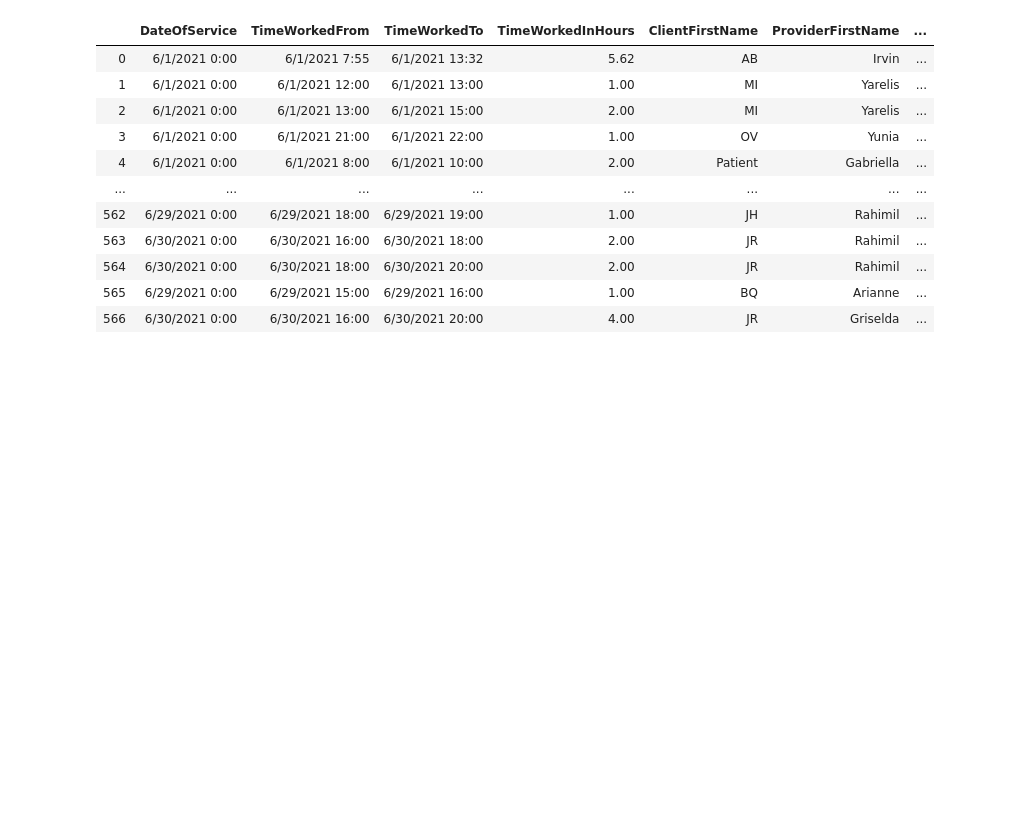
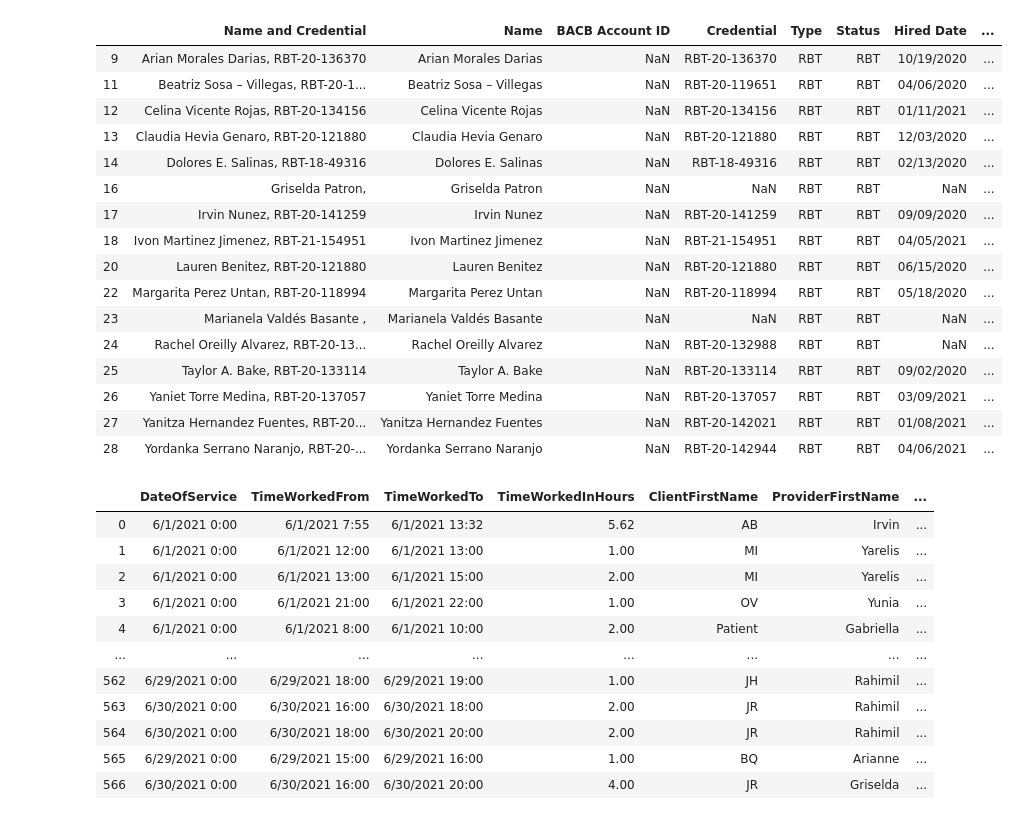
Before and after one commit to JavierOramas/dataProcessing, a Jupyter notebook: Untitled.ipynb, the cells around one changed output. Cells and saved outputs as stored; diff of their text form; code cells hidden in the pictures; blank space fills up the shorter version.

```diff
--- a/Untitled.ipynb
+++ b/Untitled.ipynb
@@ -5,8 +24,27 @@ providers_data = pd.read_csv('providers.csv', sep=';')
 # %%
 supervisors = providers_data[providers_data['Type'] == 'Supervisor']
 risen_supervisors = providers_data[providers_data['Type'] == 'Risen Supervisor']
 trainees = providers_data[providers_data['Status'] == 'Trainee']
 RBTs = providers_data[providers_data['Status'] == 'RBT']
+RBTs
+# %% [output]
+|  | Name and Credential | Name | BACB Account ID | Credential | Type | Status | Hired Date | ... |
+| 9 | Arian Morales Darias, RBT-20-136370 | Arian Morales Darias | NaN | RBT-20-136370 | RBT | RBT | 10/19/2020 | ... |
+| 11 | Beatriz Sosa – Villegas, RBT-20-1... | Beatriz Sosa – Villegas | NaN | RBT-20-119651 | RBT | RBT | 04/06/2020 | ... |
+| 12 | Celina Vicente Rojas, RBT-20-134156 | Celina Vicente Rojas | NaN | RBT-20-134156 | RBT | RBT | 01/11/2021 | ... |
+| 13 | Claudia Hevia Genaro, RBT-20-121880 | Claudia Hevia Genaro | NaN | RBT-20-121880 | RBT | RBT | 12/03/2020 | ... |
+| 14 | Dolores E. Salinas, RBT-18-49316 | Dolores E. Salinas | NaN | RBT-18-49316 | RBT | RBT | 02/13/2020 | ... |
+| 16 | Griselda Patron, | Griselda Patron | NaN | NaN | RBT | RBT | NaN | ... |
+| 17 | Irvin Nunez, RBT-20-141259 | Irvin Nunez | NaN | RBT-20-141259 | RBT | RBT | 09/09/2020 | ... |
+| 18 | Ivon Martinez Jimenez, RBT-21-154951 | Ivon Martinez Jimenez | NaN | RBT-21-154951 | RBT | RBT | 04/05/2021 | ... |
+| 20 | Lauren Benitez, RBT-20-121880 | Lauren Benitez | NaN | RBT-20-121880 | RBT | RBT | 06/15/2020 | ... |
+| 22 | Margarita Perez Untan, RBT-20-118994 | Margarita Perez Untan | NaN | RBT-20-118994 | RBT | RBT | 05/18/2020 | ... |
+| 23 | Marianela Valdés Basante , | Marianela Valdés Basante | NaN | NaN | RBT | RBT | NaN | ... |
+| 24 | Rachel Oreilly Alvarez, RBT-20-13... | Rachel Oreilly Alvarez | NaN | RBT-20-132988 | RBT | RBT | NaN | ... |
+| 25 | Taylor A. Bake, RBT-20-133114 | Taylor A. Bake | NaN | RBT-20-133114 | RBT | RBT | 09/02/2020 | ... |
+| 26 | Yaniet Torre Medina, RBT-20-137057 | Yaniet Torre Medina | NaN | RBT-20-137057 | RBT | RBT | 03/09/2021 | ... |
+| 27 | Yanitza Hernandez Fuentes, RBT-20... | Yanitza Hernandez Fuentes | NaN | RBT-20-142021 | RBT | RBT | 01/08/2021 | ... |
+| 28 | Yordanka Serrano Naranjo, RBT-20-... | Yordanka Serrano Naranjo | NaN | RBT-20-142944 | RBT | RBT | 04/06/2021 | ... |
 # %%
 df = pd.read_csv('data.csv')
 # %%
```
Also changed, not shown: parts of 4 cells of this notebook.
